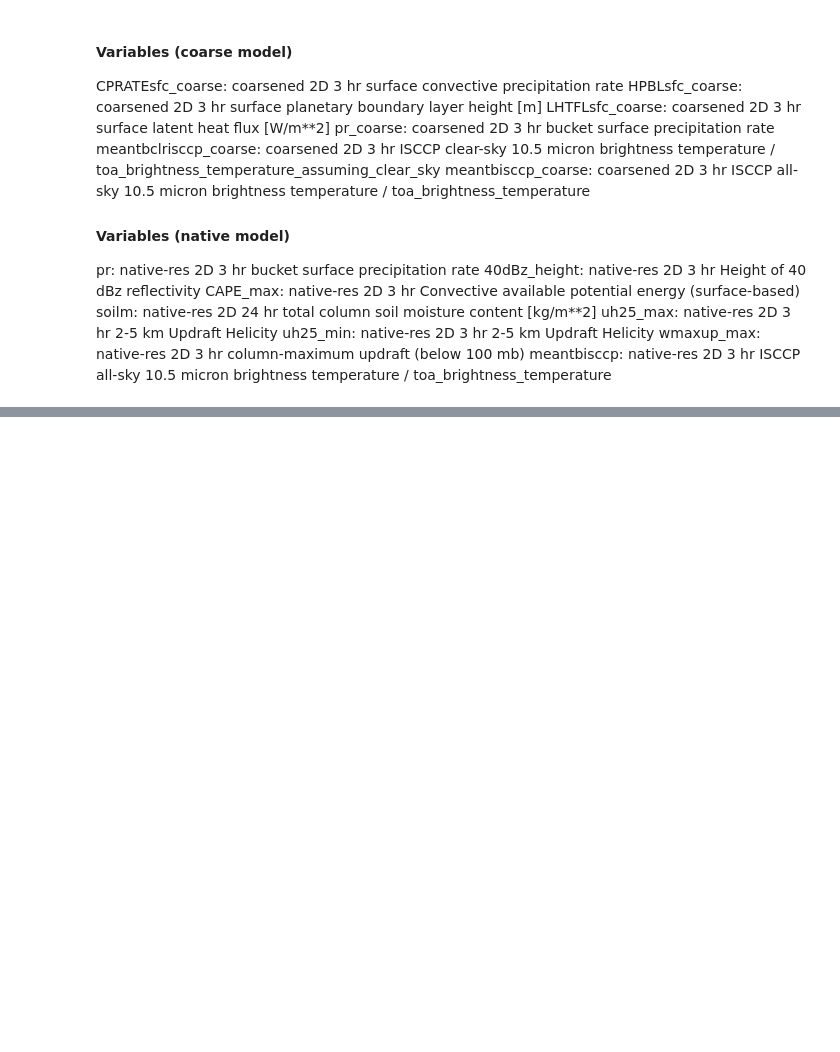
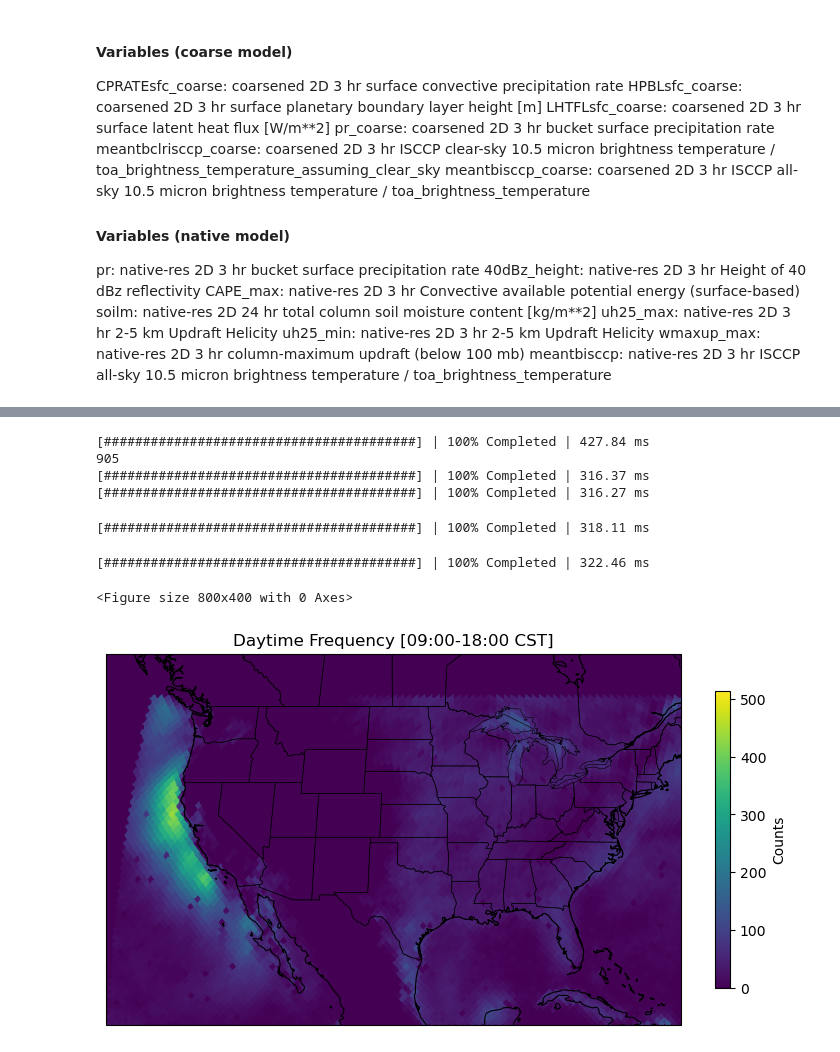
Before and after one commit to ivalencius/hk25-jet-mcs, a Jupyter notebook: mcs_llj.ipynb, the cells around one changed output, grey strips where cells are left out. Saved outputs shown, nothing was run; the diff lists cells and outputs as text; code cells hidden in the pictures; blank space fills up the shorter version.

```diff
--- a/mcs_llj.ipynb
+++ b/mcs_llj.ipynb
@@ -118,5 +130,9 @@ usmap(ds_us.uas.sel(time=slice('2020-06-01', '2020-07-01')).mean('time'))
 # %%
-llj_count = xr.open_dataset('/scratch/cimes/iv4111/hk25-data/llj_CONUS.h5', chunks={})
+llj_comp = xr.open_dataset('/scratch/cimes/iv4111/hk25-data/llj_XSHIELD_uv.h5', chunks={})
+llj_count = xr.open_dataset('/scratch/cimes/iv4111/hk25-data/llj_XSHIELD.h5', chunks={})
+# usmap(((llj_comp.jet_u ** 2 + llj_comp.jet_v ** 2) ** 0.5).mean('time'), 'a', 'b')
+# usmap(llj_count.speed.mean('time'), 'a', 'b')
+# 0ct 20 2019 - Jan 7 2021
 #print(llj_count.mask.sel(time='2020-06-06 00:00:00').squeeze())
 #print(llj_count.mask.isel(time=0))
 # %% [markdown]
@@ -166,0 +237,33 @@ usmap(filter_tb)
+# %%
+# diurnal cycle - use seasonal breakdown as well?
+# do this by index..? probably easier 2020-01-01 00:00:00 -- 2020-12-31 21:00:00
+# UTC!! LOCAL TIME -> -6 hours
+# noct_strt = '21:00:00'  # day before --> 03:00:00
+# noct_end = '06:00:00'  12:00:00
+# day_strt = '09:00:00'  15:00:00
+# day_end = '18:00:00'  00:00:00
+
+# there is one extra chunk for daytime
+nocturnal = xr.concat([lljs.isel(time=slice(i, i + 4)) for i in range(1, len(lljs.mask.time), 8)][:-1], dim='time')
+daytime = xr.concat([lljs.isel(time=slice(i, i + 4)) for i in range(5, len(lljs.mask.time), 8)], dim='time')
+noc_counts = nocturnal.mask.astype(int).sum('time')
+day_counts = daytime.mask.astype(int).sum('time')
+total = noc_counts + day_counts
+print(total.max().values[()])
+# noc_counts = noc_counts / total * 100
+# day_counts = day_counts / total * 100
+cmax = max(noc_counts.max().values[()], day_counts.max().values[()])
+usmap(noc_counts, 'Nocturnal Frequency [21:00-06:00 CST]', 'Counts', vmin=0, vmax=cmax)
+plt.savefig('./noc.png', dpi=300)
+plt.clf()
+usmap(day_counts, 'Daytime Frequency [09:00-18:00 CST]', 'Counts', vmin=0, vmax=cmax)
+plt.savefig('./day.png', dpi=300)
+# %% [output]
+[########################################] | 100% Completed | 427.84 ms
+905
+[########################################] | 100% Completed | 316.37 ms
+[########################################] | 100% Completed | 316.27 ms
+[########################################] | 100% Completed | 318.11 ms
+[########################################] | 100% Completed | 322.46 ms
+<Figure size 800x400 with 0 Axes>
+[figure, added]
```
Also changed, not shown: parts of 7 cells of this notebook, 4 other files.
